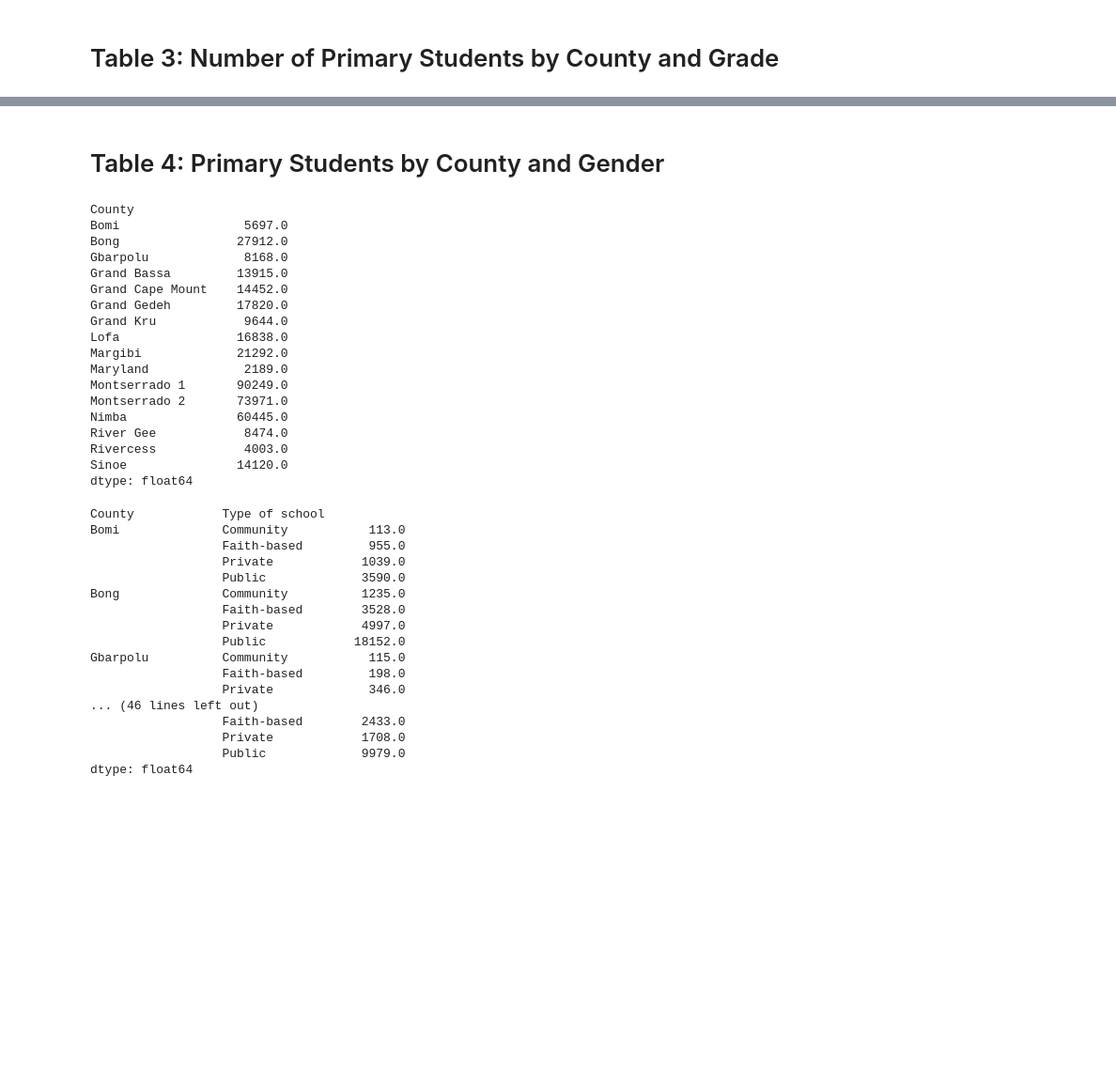
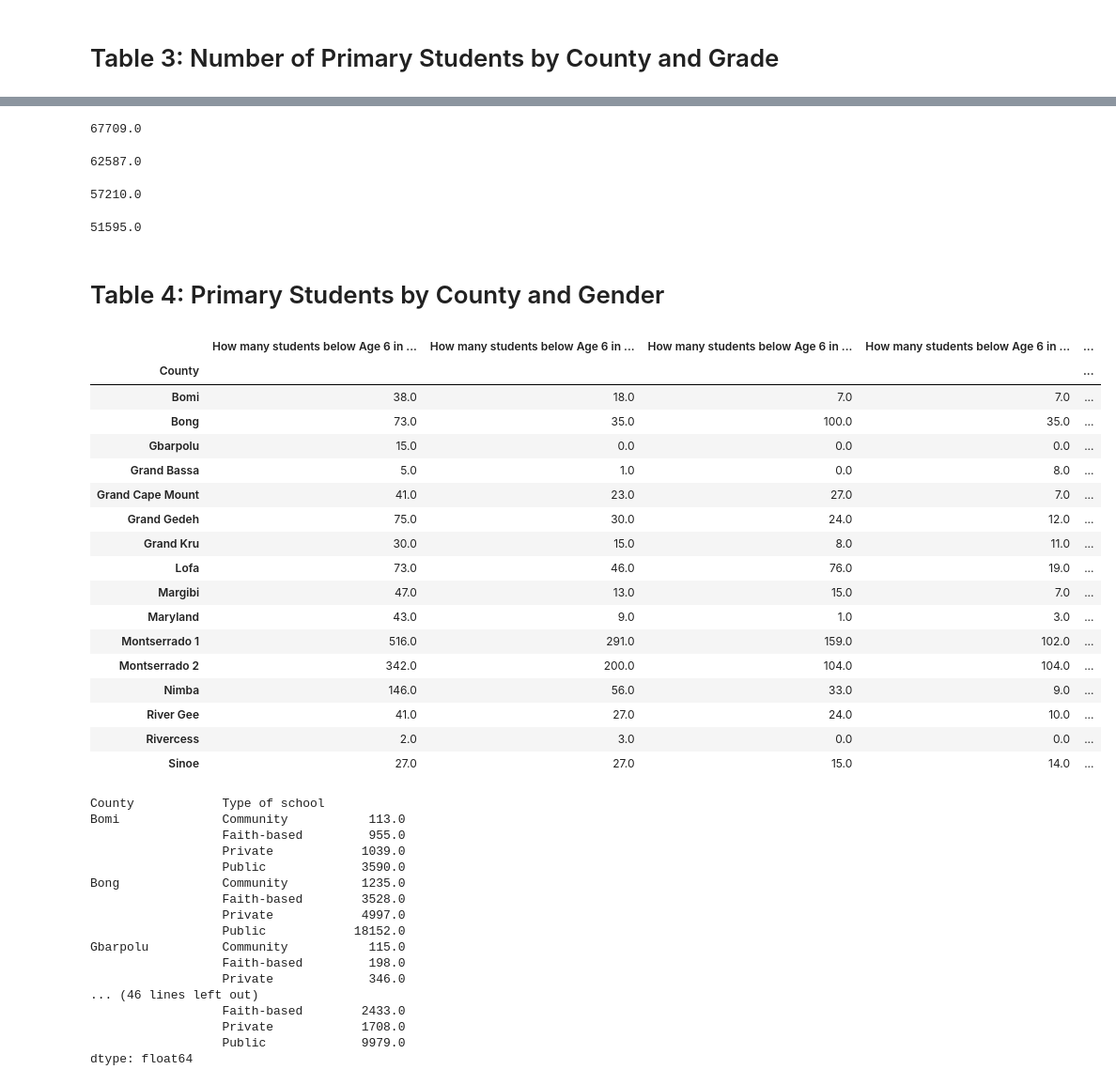
Before and after one commit to kessellyalton/MoE-data, a Jupyter notebook: emis_kpri.ipynb, the cells around one changed output, grey strips where cells are left out. Shown at 94% size. Saved outputs shown, nothing was run; the diff lists cells and outputs as text; code cells hidden in the pictures; blank space fills up the shorter version.

```diff
--- a/emis_kpri.ipynb
+++ b/emis_kpri.ipynb
@@ -210,27 +172,43 @@ dtype: float64
+# %%
+kpri_cos.iloc[:,2::6].sum(1).sum()
+# %% [output]
+67709.0
+# %%
+kpri_cos.iloc[:,3::6].sum(1).sum()
+# %% [output]
+62587.0
+# %%
+kpri_cos.iloc[:,4::6].sum(1).sum()
+# %% [output]
+57210.0
+# %%
+kpri_cos.iloc[:,5::6].sum(1).sum()
+# %% [output]
+51595.0
 # %% [markdown]
 # Table 4: Primary Students by County and Gender
 # %%
 kpri_cg = pd.concat([kpri_c, kpri_s], axis = 1).groupby(['County']).sum()
-kpri_cg.sum(1)
+kpri_cg#.sum(1)
 # %% [output]
-County
-Bomi                 5697.0
-Bong                27912.0
-Gbarpolu             8168.0
-Grand Bassa         13915.0
-Grand Cape Mount    14452.0
-Grand Gedeh         17820.0
-Grand Kru            9644.0
-Lofa                16838.0
-Margibi             21292.0
-Maryland             2189.0
-Montserrado 1       90249.0
-Montserrado 2       73971.0
-Nimba               60445.0
-River Gee            8474.0
-Rivercess            4003.0
-Sinoe               14120.0
-dtype: float64
+|  | How many students below Age 6 in ... | How many students below Age 6 in ... | How many students below Age 6 in ... | How many students below Age 6 in ... | ... |
+| County |  |  |  |  | ... |
+| Bomi | 38.0 | 18.0 | 7.0 | 7.0 | ... |
+| Bong | 73.0 | 35.0 | 100.0 | 35.0 | ... |
+| Gbarpolu | 15.0 | 0.0 | 0.0 | 0.0 | ... |
+| Grand Bassa | 5.0 | 1.0 | 0.0 | 8.0 | ... |
+| Grand Cape Mount | 41.0 | 23.0 | 27.0 | 7.0 | ... |
+| Grand Gedeh | 75.0 | 30.0 | 24.0 | 12.0 | ... |
+| Grand Kru | 30.0 | 15.0 | 8.0 | 11.0 | ... |
+| Lofa | 73.0 | 46.0 | 76.0 | 19.0 | ... |
+| Margibi | 47.0 | 13.0 | 15.0 | 7.0 | ... |
+| Maryland | 43.0 | 9.0 | 1.0 | 3.0 | ... |
+| Montserrado 1 | 516.0 | 291.0 | 159.0 | 102.0 | ... |
+| Montserrado 2 | 342.0 | 200.0 | 104.0 | 104.0 | ... |
+| Nimba | 146.0 | 56.0 | 33.0 | 9.0 | ... |
+| River Gee | 41.0 | 27.0 | 24.0 | 10.0 | ... |
+| Rivercess | 2.0 | 3.0 | 0.0 | 0.0 | ... |
+| Sinoe | 27.0 | 27.0 | 15.0 | 14.0 | ... |
 # %%
 pd.concat([kpri_c, kpri_o, kpri_s], axis = 1).groupby(['County','Type of school']).sum().sum(1)
 # %% [output]
```
Also changed, not shown: parts of 179 cells of this notebook.
